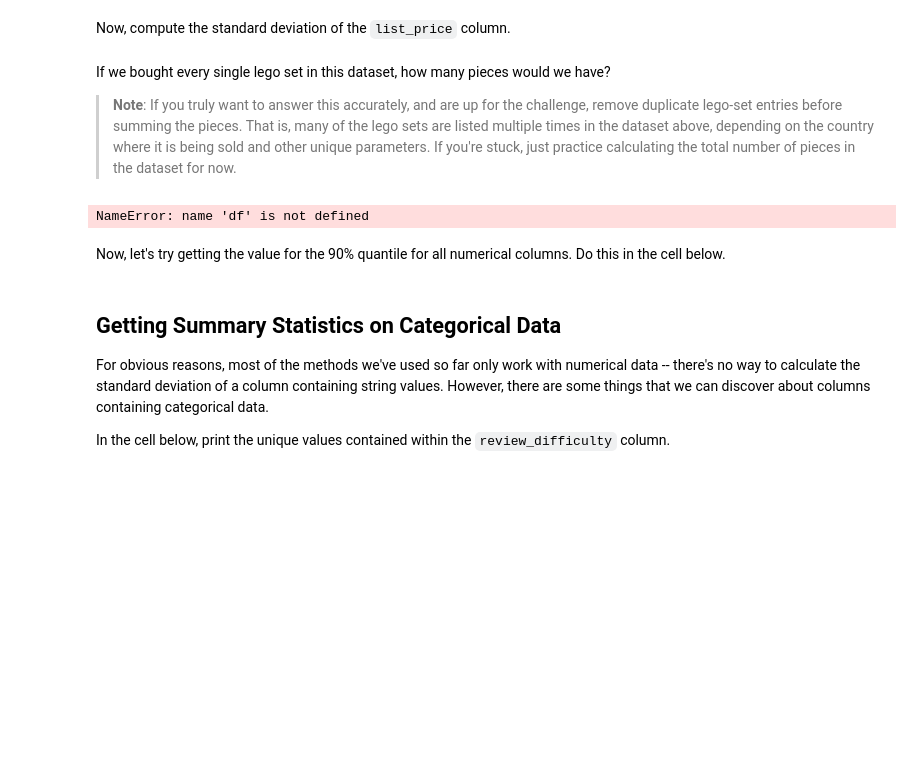
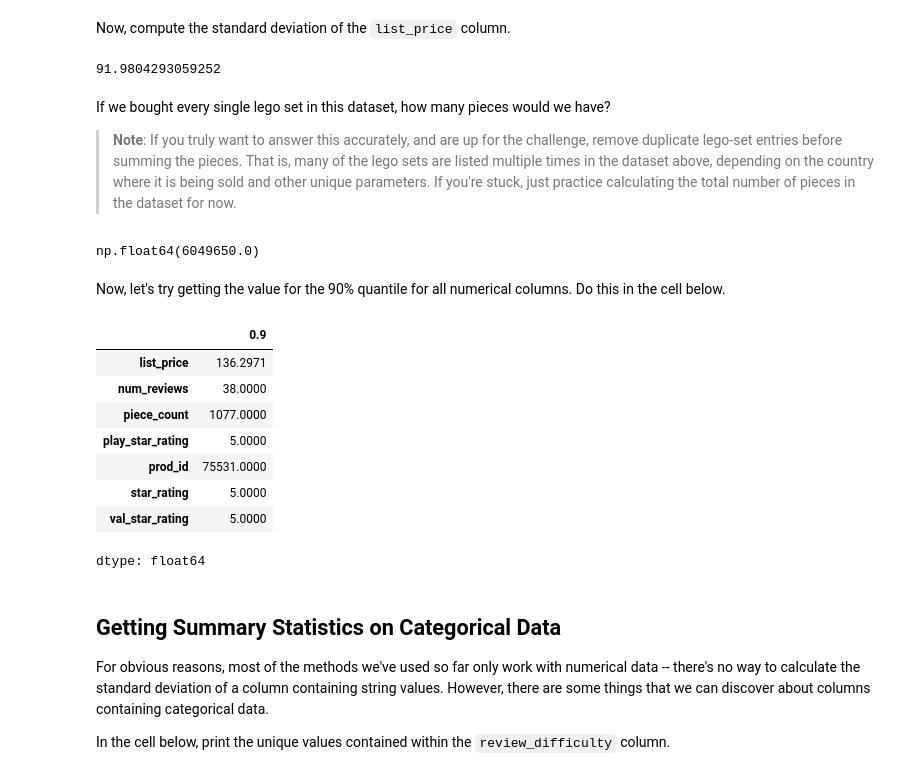
Before and after one commit to zrsteff/CSC587-Work, a Jupyter notebook: Lab_Pandas_Stats.ipynb, the cells around one changed output. Saved outputs shown, nothing was run; the diff lists cells and outputs as text; code cells hidden in the pictures; blank space fills up the shorter version.

```diff
--- a/Lab_Pandas_Stats.ipynb
+++ b/Lab_Pandas_Stats.ipynb
@@ -92,6 +163,9 @@ Next, get a count of the total number of unique values in `play_star_rating`.
 Now, compute the standard deviation of the `list_price` column.
 # %%
 # Calculate the standard deviation of the list_price column. (Hint: you can use std function)
+df['list_price'].std()
+# %% [output]
+91.9804293059252
 # %% [markdown]
 If we bought every single lego set in this dataset, how many pieces would we have?
 
@@ -101,13 +175,24 @@ If we bought every single lego set in this dataset, how many pieces would we hav
 df.drop_duplicates(subset='prod_id')['piece_count'].sum()
 
 # If you're simply calculating the sum of a column
-# df['piece_count'].sum()
+df['piece_count'].sum()
 # %% [output]
-NameError: name 'df' is not defined
+np.float64(6049650.0)
 # %% [markdown]
 Now, let's try getting the value for the 90% quantile for all numerical columns.  Do this in the cell below.
 # %%
 # Get the 90% quantile for all numerical columns. (Hint: quantile function)
+df.select_dtypes(include='float').quantile(.9)
+# %% [output]
+|  | 0.9 |
+| list_price | 136.2971 |
+| num_reviews | 38.0000 |
+| piece_count | 1077.0000 |
+| play_star_rating | 5.0000 |
+| prod_id | 75531.0000 |
+| star_rating | 5.0000 |
+| val_star_rating | 5.0000 |
+dtype: float64
 # %% [markdown]
 ## Getting Summary Statistics on Categorical Data
 
```
Also changed, not shown: parts of 11 cells of this notebook.
